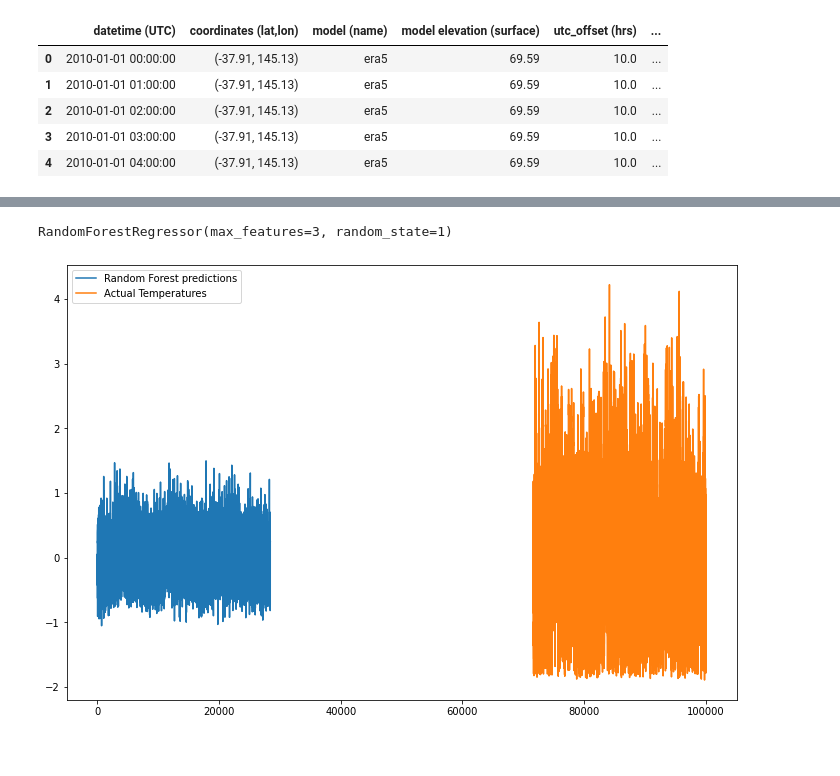
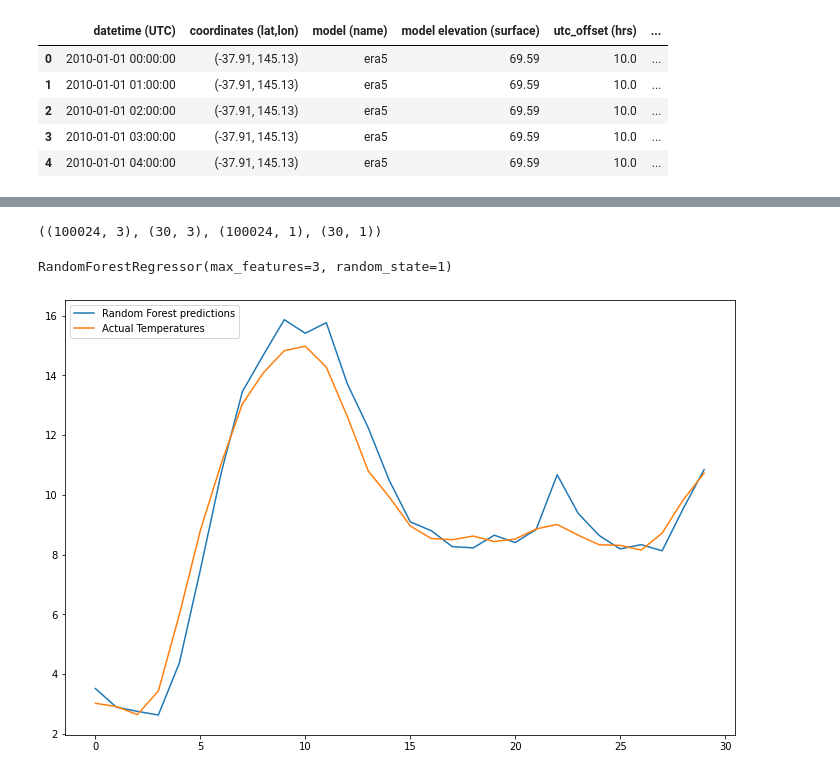
Before and after one commit to bickkysahani/timeseries-forecasting, a Jupyter notebook: timeseries_forecasting_6_weather_prediction_random_forest.ipynb, the cells around one changed output, grey strips where cells are left out. Drawn from its saved outputs; the diff is of its cells as text; code cells hidden in the pictures.

Commit message:
timeseries_forecasting_6_weather_prediction_random_forest

```diff
--- a/timeseries_forecasting_6_weather_prediction_random_forest.ipynb
+++ b/timeseries_forecasting_6_weather_prediction_random_forest.ipynb
@@ -155,0 +98,3 @@ x_val.shape, y_val.shape
+# %%
+df= df.dropna()
+df
@@ -155,0 +116,7 @@ x_val.shape, y_val.shape
+# %%
+import numpy as np
+x1,x2,x3,y = df['Temperature_Past1Hour'],df['Temperature_Past2Hour'],df['Temperature_Past3Hour'],df['Temperature']
+x1,x2,x3,y = np.array(x1),np.array(x2),np.array(x3),np.array(y)
+x1,x2,x3,y = x1.reshape(-1,1),x2.reshape(-1,1),x3.reshape(-1,1),y.reshape(-1,1)
+final_x = np.concatenate((x1,x2,x3),axis=1)
+print(final_x)
@@ -156,20 +131,27 @@ x_val.shape, y_val.shape
+# %%
+#X_train,X_test,y_train,y_test = final_x[:71540],final_x[71540:],y[:71540],y[71540:]
+X_train,X_test,y_train,y_test = final_x[:-30],final_x[-30:],y[:-30],y[-30:]
+# %%
+X_train.shape,X_test.shape,y_train.shape,y_test.shape
+# %% [output]
+((100024, 3), (30, 3), (100024, 1), (30, 1))
 # %%
 from sklearn.ensemble import RandomForestRegressor
 model = RandomForestRegressor(n_estimators=100,max_features=3,random_state=1)
 # %%
-model.fit(x_train,y_train)
+model.fit(X_train,y_train)
 # %% [output]
 RandomForestRegressor(max_features=3, random_state=1)
 # %%
-pred = model.predict(x_val)
+pred = model.predict(X_test)
 import matplotlib.pyplot as plt
 plt.rcParams["figure.figsize"] = (12,8)
 plt.plot(pred,label="Random Forest predictions")
-plt.plot(y_val,label="Actual Temperatures")
+plt.plot(y_test,label="Actual Temperatures")
 plt.legend(loc="upper left")
 plt.show()
 # %% [output]
-[figure, old version]
+[figure, new version]
 # %%
 from sklearn.metrics import mean_squared_error
 from math import sqrt
```
Also changed, not shown: parts of 22 cells of this notebook.
